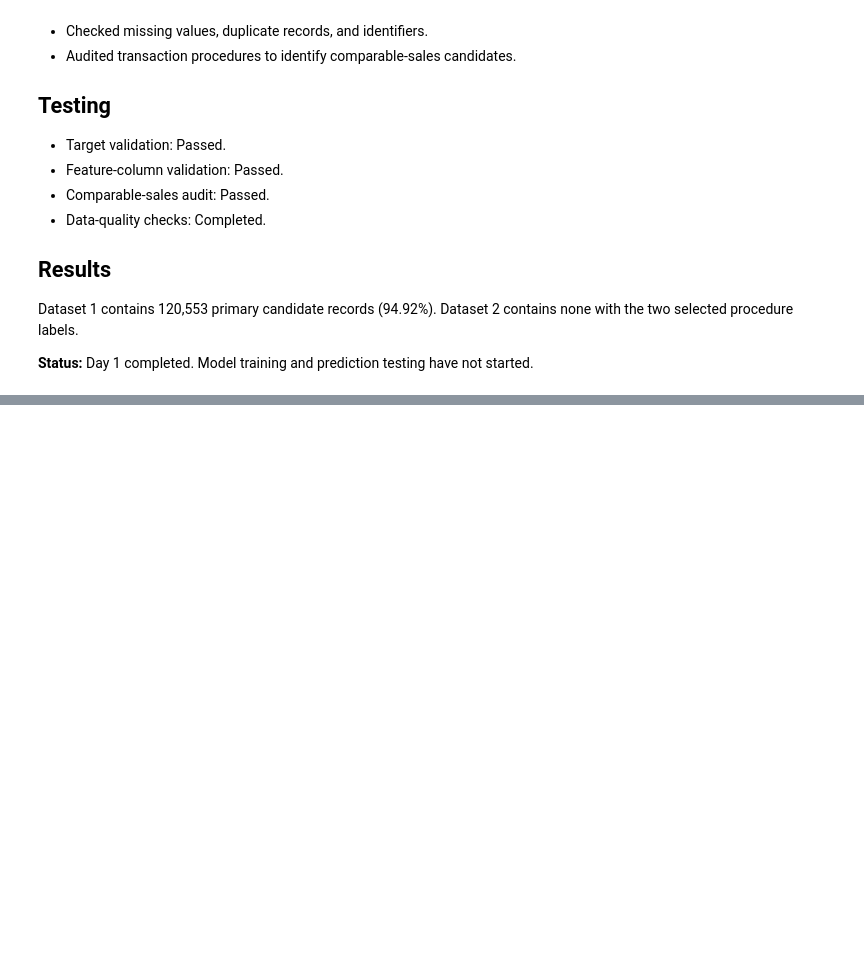
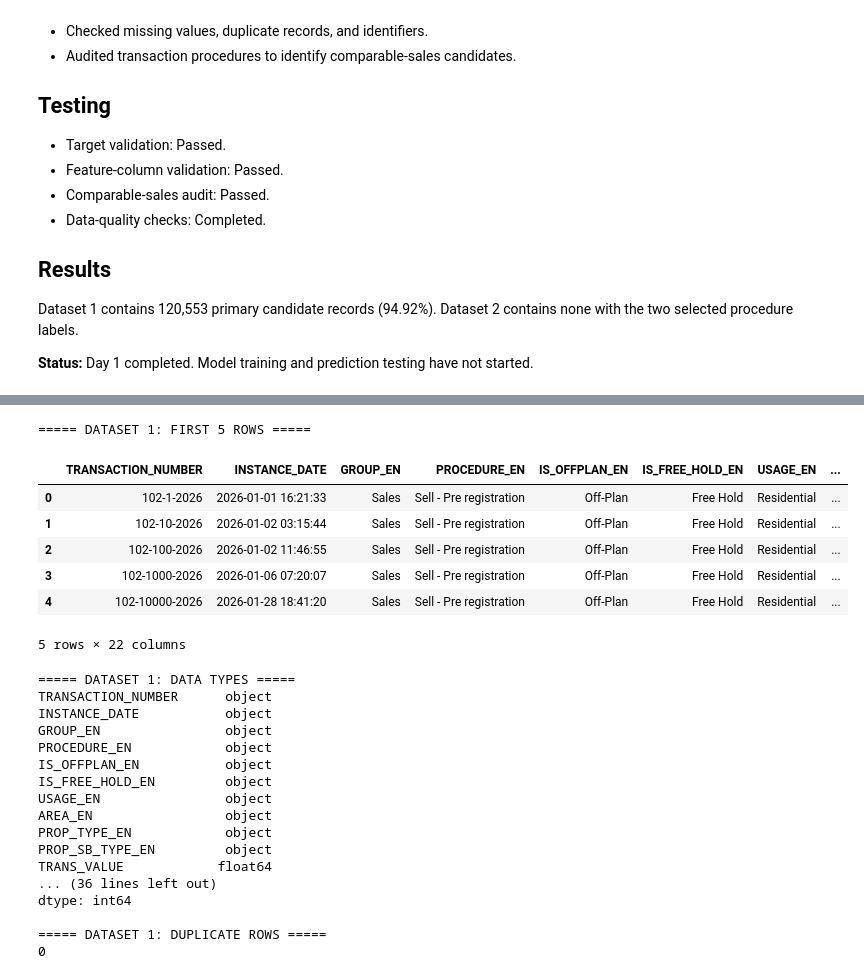
Before and after one commit to Ashish4922/DubaiEstate-AI-360, a Jupyter notebook: AI-ML/AI-ML/notebook/01_transaction_value_model.ipynb, the cells around one changed output, grey strips where cells are left out. Drawn from its saved outputs; the diff is of its cells as text; code cells hidden in the pictures; blank space fills up the shorter version.

```diff
--- a/AI-ML/AI-ML/notebook/01_transaction_value_model.ipynb
+++ b/AI-ML/AI-ML/notebook/01_transaction_value_model.ipynb
@@ -1420,3 +1420,17 @@ Analyzed two Dubai real estate datasets to define the target variable, identify
 Dataset 1 contains 120,553 primary candidate records (94.92%). Dataset 2 contains none with the two selected procedure labels.
 
 **Status:** Day 1 completed. Model training and prediction testing have not started.
+# %%
+from pathlib import Path
+
+DATA_DIR = Path(
+    r"C:\Users\nites\Desktop\DubaiEstate-AI-360-Agentic-AI-Powered-Real-Estate-Investment\DataSets"
+)
+
+print("DataSets folder exists:", DATA_DIR.is_dir())
+
+file1 = DATA_DIR / "dubai_transactions_2026_part_1.csv"
+file2 = DATA_DIR / "dubai_transactions_2026_part_2.csv"
+
+print("Part 1 exists:", file1.is_file())
+print("Part 2 exists:", file2.is_file())
@@ -1422,0 +1441,14 @@ Dataset 1 contains 120,553 primary candidate records (94.92%). Dataset 2 contain
+# %%
+import pandas as pd
+
+df1 = pd.read_csv(file1, low_memory=False)
+df2 = pd.read_csv(file2, low_memory=False)
+
+print("Dataset 1 shape:", df1.shape)
+print("Dataset 2 shape:", df2.shape)
+
+print("\nDataset 1 columns:")
+print(df1.columns.tolist())
+
+print("\nDataset 2 columns:")
+print(df2.columns.tolist())
@@ -1422,0 +1464,39 @@ Dataset 1 contains 120,553 primary candidate records (94.92%). Dataset 2 contain
+# %%
+# Inspect the first dataset
+print("===== DATASET 1: FIRST 5 ROWS =====")
+display(df1.head())
+
+print("\n===== DATASET 1: DATA TYPES =====")
+print(df1.dtypes)
+
+print("\n===== DATASET 1: MISSING VALUES =====")
+print(df1.isnull().sum())
+
+print("\n===== DATASET 1: DUPLICATE ROWS =====")
+print(df1.duplicated().sum())
+# %% [output]
+===== DATASET 1: FIRST 5 ROWS =====
+|  | TRANSACTION_NUMBER | INSTANCE_DATE | GROUP_EN | PROCEDURE_EN | IS_OFFPLAN_EN | IS_FREE_HOLD_EN | USAGE_EN | ... |
+| 0 | 102-1-2026 | 2026-01-01 16:21:33 | Sales | Sell - Pre registration | Off-Plan | Free Hold | Residential | ... |
+| 1 | 102-10-2026 | 2026-01-02 03:15:44 | Sales | Sell - Pre registration | Off-Plan | Free Hold | Residential | ... |
+| 2 | 102-100-2026 | 2026-01-02 11:46:55 | Sales | Sell - Pre registration | Off-Plan | Free Hold | Residential | ... |
+| 3 | 102-1000-2026 | 2026-01-06 07:20:07 | Sales | Sell - Pre registration | Off-Plan | Free Hold | Residential | ... |
+| 4 | 102-10000-2026 | 2026-01-28 18:41:20 | Sales | Sell - Pre registration | Off-Plan | Free Hold | Residential | ... |
+5 rows × 22 columns
+===== DATASET 1: DATA TYPES =====
+TRANSACTION_NUMBER      object
+INSTANCE_DATE           object
+GROUP_EN                object
+PROCEDURE_EN            object
+IS_OFFPLAN_EN           object
+IS_FREE_HOLD_EN         object
+USAGE_EN                object
+AREA_EN                 object
+PROP_TYPE_EN            object
+PROP_SB_TYPE_EN         object
+TRANS_VALUE            float64
+... (36 lines left out)
+dtype: int64
+
+===== DATASET 1: DUPLICATE ROWS =====
+0
```
Also changed, not shown: parts of 28 cells of this notebook.
